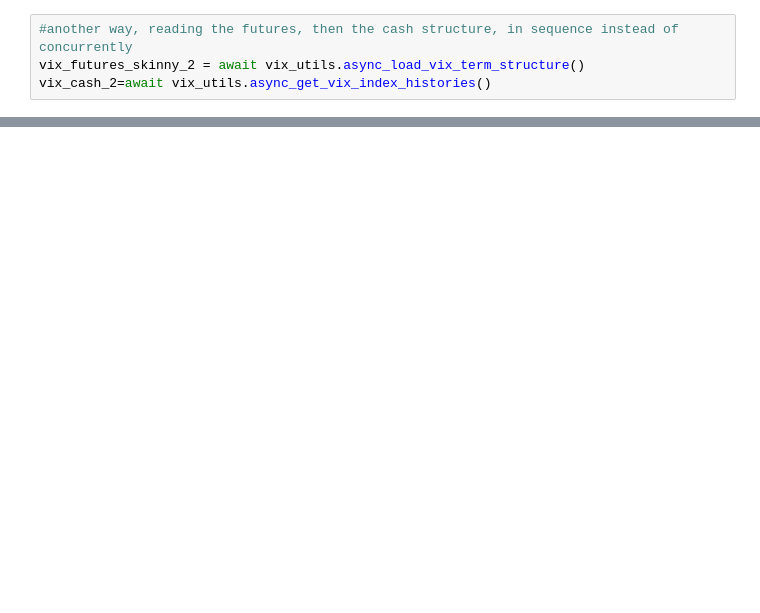
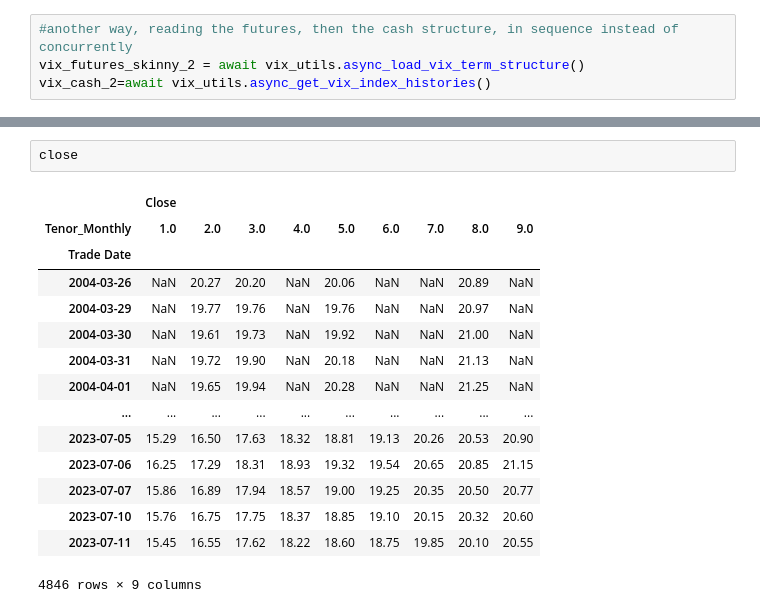
Before and after one commit to dougransom/vix_utils, a Jupyter notebook: src/vix_utils/examples/vix_utils use in Jupyter.ipynb, the cells around one changed output, grey strips where cells are left out. Cells and saved outputs as stored; diff of their text form; blank space fills up the shorter version.

```diff
--- a/src/vix_utils/examples/vix_utils use in Jupyter.ipynb
+++ b/src/vix_utils/examples/vix_utils use in Jupyter.ipynb
@@ -26,3 +47,21 @@ vix_cash_2=await vix_utils.async_get_vix_index_histories()
+# %%
+close
+# %% [output]
+|  | Close |  |  |  |  |  |  |  |  |
+| Tenor_Monthly | 1.0 | 2.0 | 3.0 | 4.0 | 5.0 | 6.0 | 7.0 | 8.0 | 9.0 |
+| Trade Date |  |  |  |  |  |  |  |  |  |
+| 2004-03-26 | NaN | 20.27 | 20.20 | NaN | 20.06 | NaN | NaN | 20.89 | NaN |
+| 2004-03-29 | NaN | 19.77 | 19.76 | NaN | 19.76 | NaN | NaN | 20.97 | NaN |
+| 2004-03-30 | NaN | 19.61 | 19.73 | NaN | 19.92 | NaN | NaN | 21.00 | NaN |
+| 2004-03-31 | NaN | 19.72 | 19.90 | NaN | 20.18 | NaN | NaN | 21.13 | NaN |
+| 2004-04-01 | NaN | 19.65 | 19.94 | NaN | 20.28 | NaN | NaN | 21.25 | NaN |
+| ... | ... | ... | ... | ... | ... | ... | ... | ... | ... |
+| 2023-07-05 | 15.29 | 16.50 | 17.63 | 18.32 | 18.81 | 19.13 | 20.26 | 20.53 | 20.90 |
+| 2023-07-06 | 16.25 | 17.29 | 18.31 | 18.93 | 19.32 | 19.54 | 20.65 | 20.85 | 21.15 |
+| 2023-07-07 | 15.86 | 16.89 | 17.94 | 18.57 | 19.00 | 19.25 | 20.35 | 20.50 | 20.77 |
+| 2023-07-10 | 15.76 | 16.75 | 17.75 | 18.37 | 18.85 | 19.10 | 20.15 | 20.32 | 20.60 |
+| 2023-07-11 | 15.45 | 16.55 | 17.62 | 18.22 | 18.60 | 18.75 | 19.85 | 20.10 | 20.55 |
+4846 rows × 9 columns
 # %%
 #plot futures
 close.plot()
```
Also changed, not shown: parts of 4 cells of this notebook, 4 other files.
